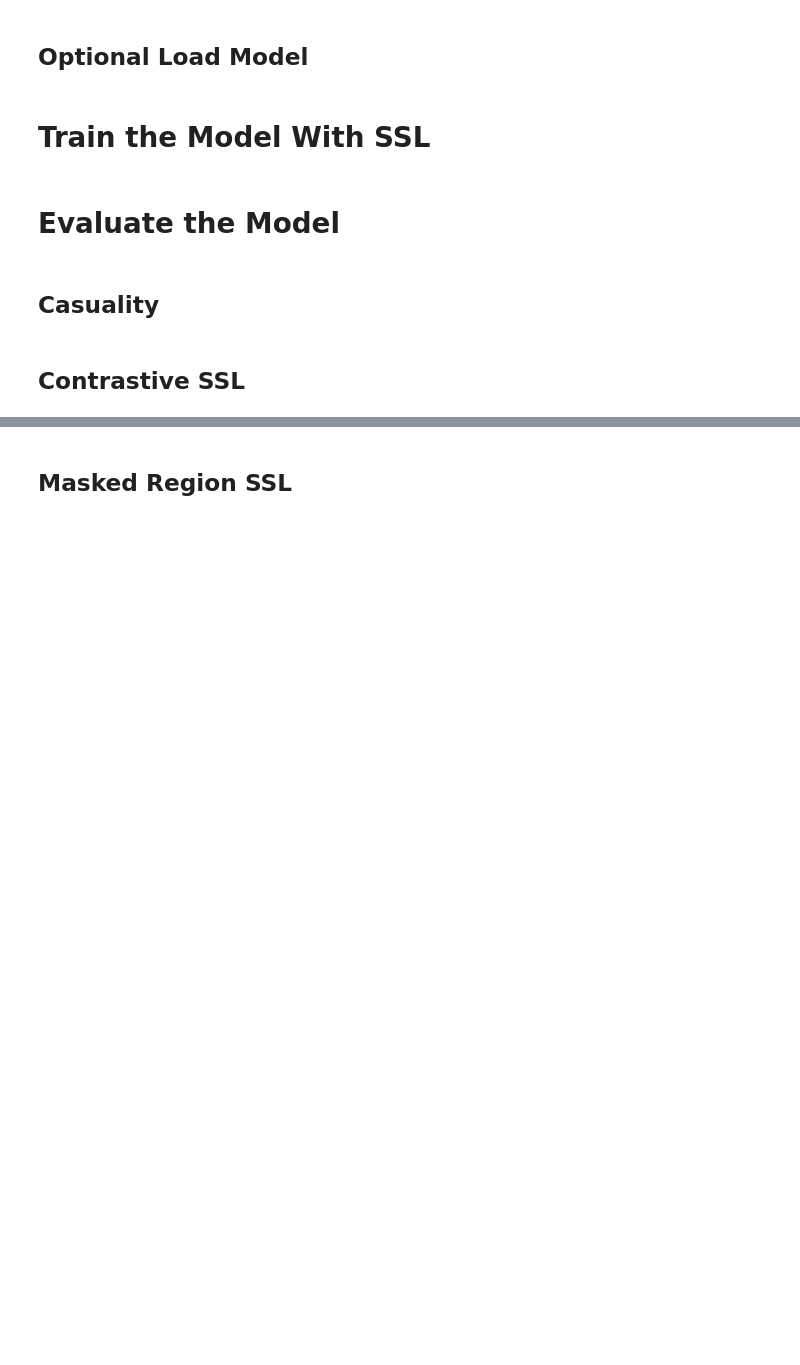
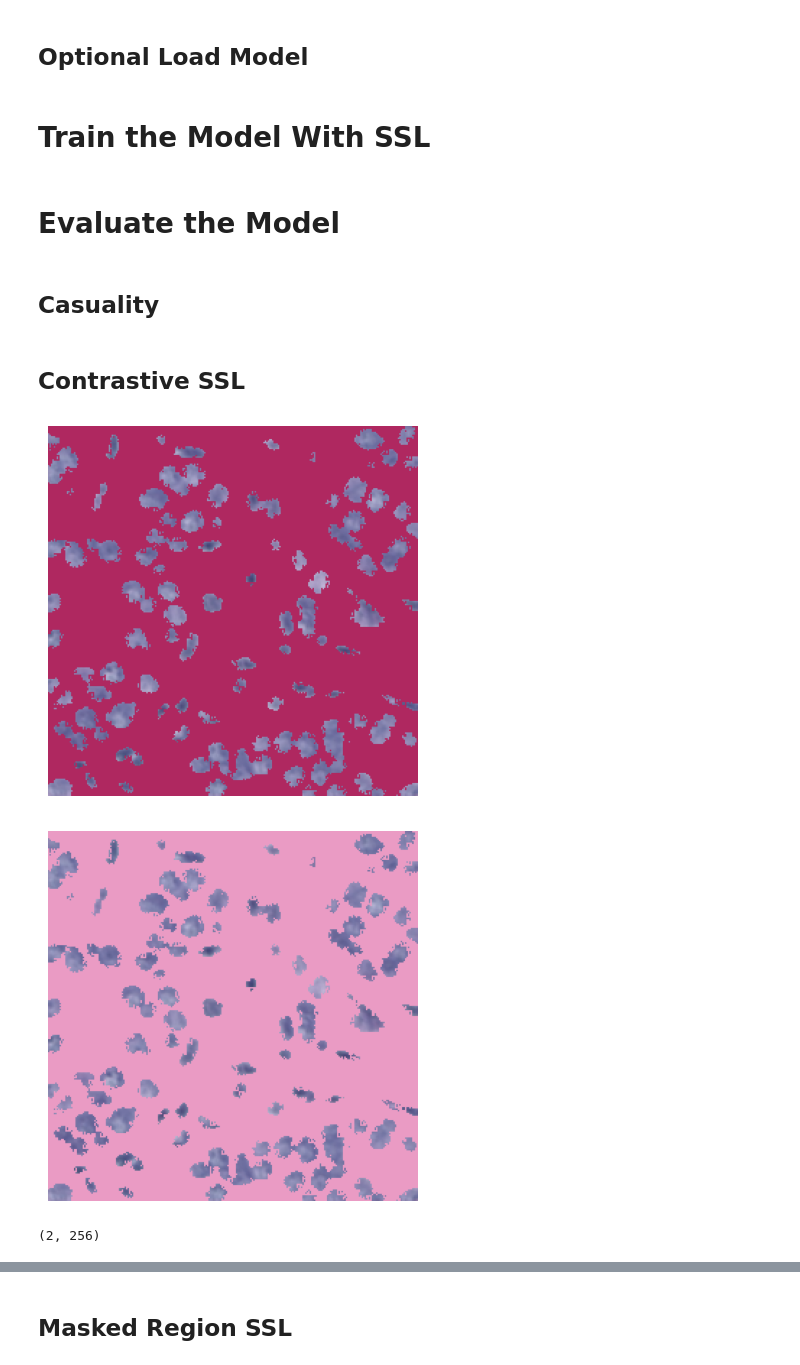
Before and after one commit to sccthomas/ECM3401_Individual_Project, a Jupyter notebook: GPU_SSL_ViT_Train.ipynb, the cells around one changed output, grey strips where cells are left out. Cells and saved outputs as stored; diff of their text form; code cells hidden in the pictures; blank space fills up the shorter version.

```diff
--- a/GPU_SSL_ViT_Train.ipynb
+++ b/GPU_SSL_ViT_Train.ipynb
@@ -29,7 +29,7 @@ from src.self_supervised_learning.masked_region_loss import MaskedRegionLoss
 # --------------------------------------------
 # Parameters
 # --------------------------------------------
-device = torch.device("cuda")
+device = torch.device("mps")
 metric_device = torch.device("cpu")
 
 image_dims = (3, 256, 256)  # Input image dimensions
@@ -70,9 +70,11 @@ ssl_model_con = ContrastivePreTraining(
     model=model,
     encoder_dims=[768, 512, 256],
     projection_dim=256,
+    temperature=0.07,
+    pooling_method='max',
 ).to(device)
 
-ssl_model = ssl_model_con
+ssl_model = ssl_model_mea
 # %%
 ssl_model
 # %%
@@ -184,15 +186,16 @@ parent_dir = "/Users/samuelthomas/Documents/University/4thYr_Final/ECM3401_Indiv
 # %%
 import torch
 
+pre_or_post = 'pre'
 # Load the model's state_dict
-path = f"{parent_dir}/model_pre_fine_tune.pth"
+path = f"{parent_dir}/model_{pre_or_post}_fine_tune.pth"
 # path = "/content/drive/MyDrive/best_model_ssl.pth"
 checkpoint = torch.load(path, map_location=device, weights_only=True)
 model.load_state_dict(checkpoint)
 model = model.eval()
 
 # Load the SSL model's state_dict
-path = f"{parent_dir}/ssl_mae_model.pth"
+path = f"{parent_dir}/ssl_mea_model.pth"
 # path = "/content/drive/MyDrive/best_ssl_contrastive_model.pth"
 checkpoint = torch.load(path, map_location=device, weights_only=True)
 ssl_model.load_state_dict(checkpoint)
@@ -258,2 +271,10 @@ for idx in range(batch_size):
 # %% [markdown]
 ## **Contrastive SSL**
+# %%
+from src.self_supervised_learning.contrastive_loss import visualize_tsne_causality
+
+visualize_tsne_causality(ssl_model, images, masks=masks, perplexity=2, n_components=2)
+# %% [output]
+[figure, added]
+[figure, added]
+(2, 256)
```
Also changed, not shown: parts of 4 cells of this notebook, 5 other files.
